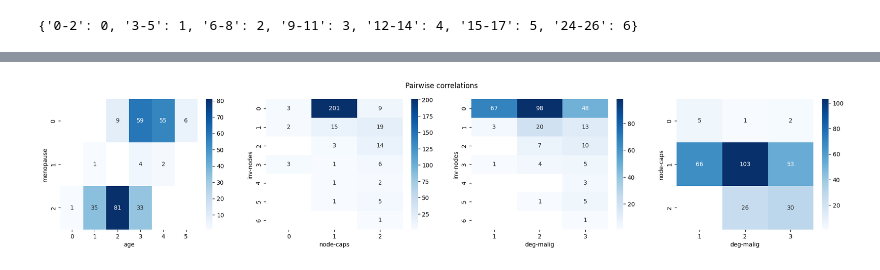
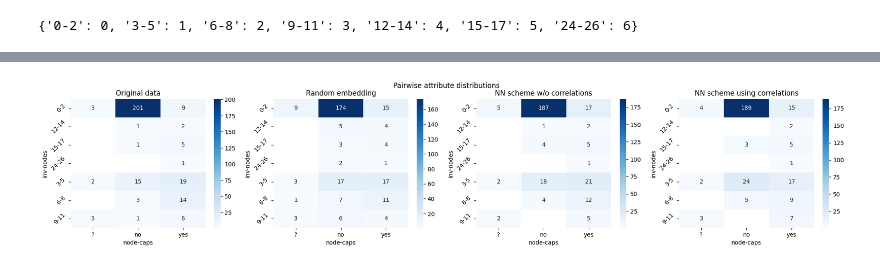
Before and after one commit to tanjascats/NCorr-FP, a Jupyter notebook: experiments.ipynb, the cells around one changed output, grey strips where cells are left out. Saved outputs shown, nothing was run; the diff lists cells and outputs as text; code cells hidden in the pictures.

```diff
--- a/experiments.ipynb
+++ b/experiments.ipynb
@@ -190,0 +169,6 @@ ax.set_xticklabels(
+# %%
+fp_data_blind_corr = pd.read_csv('fp_data_blind_corr_501.csv')
+fp_data_blind_corr = fp_data_blind_corr.drop(['Id'], axis=1)
+# %%
+fp_data_rand = pd.read_csv('fp_data_random_100.csv')
+fp_data_rand = fp_data_rand.drop(['Id'], axis=1)
@@ -190,0 +415,13 @@ ax.set_xticklabels(
+# %%
+# first decode the values
+X['node-caps'] = enc_nodecaps.inverse_transform(X['node-caps'])
+X['inv-nodes'] = enc_invnodes.inverse_transform(X['inv-nodes'])
+
+fp_data_rand['node-caps'] = enc_nodecaps.inverse_transform(fp_data_rand['node-caps'])
+fp_data_rand['inv-nodes'] = enc_invnodes.inverse_transform(fp_data_rand['inv-nodes'])
+
+fp_data_blind['node-caps'] = enc_nodecaps.inverse_transform(fp_data_blind['node-caps'])
+fp_data_blind['inv-nodes'] = enc_invnodes.inverse_transform(fp_data_blind['inv-nodes'])
+
+fp_data_blind_corr['node-caps'] = enc_nodecaps.inverse_transform(fp_data_blind_corr['node-caps'])
+fp_data_blind_corr['inv-nodes'] = enc_invnodes.inverse_transform(fp_data_blind_corr['inv-nodes'])
@@ -191,39 +439,56 @@ ax.set_xticklabels(
 # %%
-fig, (ax1, ax2, ax3, ax4) = plt.subplots(1, 4, figsize=(24,4))
-fig.suptitle('Pairwise correlations')
-# age vs menopause
-df_2dhist = pd.DataFrame({
-    x_label: grp['menopause'].value_counts()
-    for x_label, grp in X.groupby('age')
-})
-sns.heatmap(df_2dhist, cmap=sns.color_palette("Blues", as_cmap=True), annot=True, ax=ax1)
-ax1.set_xlabel('age')
-_ = ax1.set_ylabel('menopause')
+# E.g., inv-nodes and node-caps
+fig, axs = plt.subplots(1, 4, figsize=(24,4))
+axs = axs.flat
+fig.suptitle('Pairwise attribute distributions')
 
-# inv-nodes vs node-caps
+############
+# ORIGINAL #
+############
+# node-caps vs inv-nodes
 df_2dhist = pd.DataFrame({
     x_label: grp['inv-nodes'].value_counts()
     for x_label, grp in X.groupby('node-caps')
 })
-sns.heatmap(df_2dhist, cmap=sns.color_palette("Blues", as_cmap=True), annot=True, fmt=".0f", ax=ax2)
-ax2.set_xlabel('node-caps')
-_ = ax2.set_ylabel('inv-nodes')
+sns.heatmap(df_2dhist, fmt=".0f", cmap=sns.color_palette("Blues", as_cmap=True), annot=True, ax=axs[0])
+axs[0].set_xlabel('node-caps')
+axs[0].set_ylabel('inv-nodes')
+axs[0].set_yticklabels(axs[0].get_yticklabels(), rotation=45)
+axs[0].set_title('Original data')
 
-# inv.-nodes vs deg-malig
+
+# random embedding
 df_2dhist = pd.DataFrame({
     x_label: grp['inv-nodes'].value_counts()
-    for x_label, grp in X.groupby('deg-malig')
+    for x_label, grp in fp_data_rand.groupby('node-caps')
 })
-sns.heatmap(df_2dhist, cmap=sns.color_palette("Blues", as_cmap=True), annot=True, ax=ax3)
-ax3.set_xlabel('deg-malig')
-_ = ax3.set_ylabel('inv-nodes')
+sns.heatmap(df_2dhist, fmt=".0f", cmap=sns.color_palette("Blues", as_cmap=True), annot=True, ax=axs[1])
+axs[1].set_xlabel('node-caps')
+axs[1].set_ylabel('inv-nodes')
+axs[1].set_yticklabels(axs[1].get_yticklabels(), rotation=45)
+axs[1].set_title('Random embedding')
 
-# node-caps vs deg-malig
+
+# NN scheme without correlations
 df_2dhist = pd.DataFrame({
-    x_label: grp['node-caps'].value_counts()
-    for x_label, grp in X.groupby('deg-malig')
+    x_label: grp['inv-nodes'].value_counts()
+    for x_label, grp in fp_data_blind.groupby('node-caps')
 })
-sns.heatmap(df_2dhist, cmap=sns.color_palette("Blues", as_cmap=True), annot=True, fmt=".0f", ax=ax4)
-ax4.set_xlabel('deg-malig')
-_ = ax4.set_ylabel('node-caps')
+sns.heatmap(df_2dhist, fmt=".0f", cmap=sns.color_palette("Blues", as_cmap=True), annot=True, ax=axs[2])
+axs[2].set_xlabel('node-caps')
+axs[2].set_ylabel('inv-nodes')
+axs[2].set_yticklabels(axs[2].get_yticklabels(), rotation=45)
+axs[2].set_title('NN scheme w/o correlations')
+
+
+# NN scheme with correlations
+df_2dhist = pd.DataFrame({
+    x_label: grp['inv-nodes'].value_counts()
+    for x_label, grp in fp_data_blind_corr.groupby('node-caps')
+})
+sns.heatmap(df_2dhist, fmt=".0f", cmap=sns.color_palette("Blues", as_cmap=True), annot=True, ax=axs[3])
+axs[3].set_xlabel('node-caps')
+axs[3].set_ylabel('inv-nodes')
+axs[3].set_yticklabels(axs[3].get_yticklabels(), rotation=45)
+axs[3].set_title('NN scheme using correlations')
 # %% [output]
@@ -230 +496 @@ _ = ax4.set_ylabel('node-caps')
-[figure, old version]
+[figure, new version]
```
Also changed, not shown: parts of 25 cells of this notebook.
